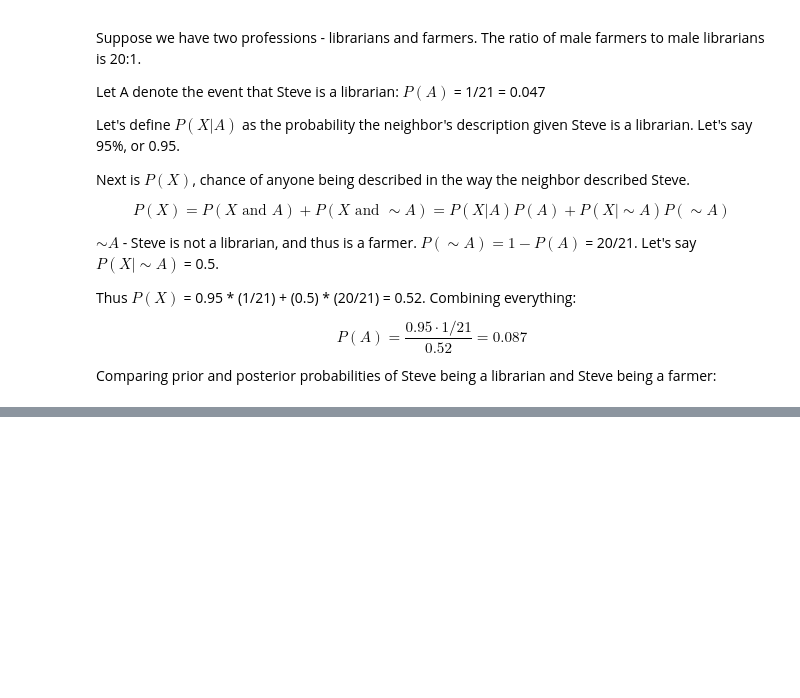
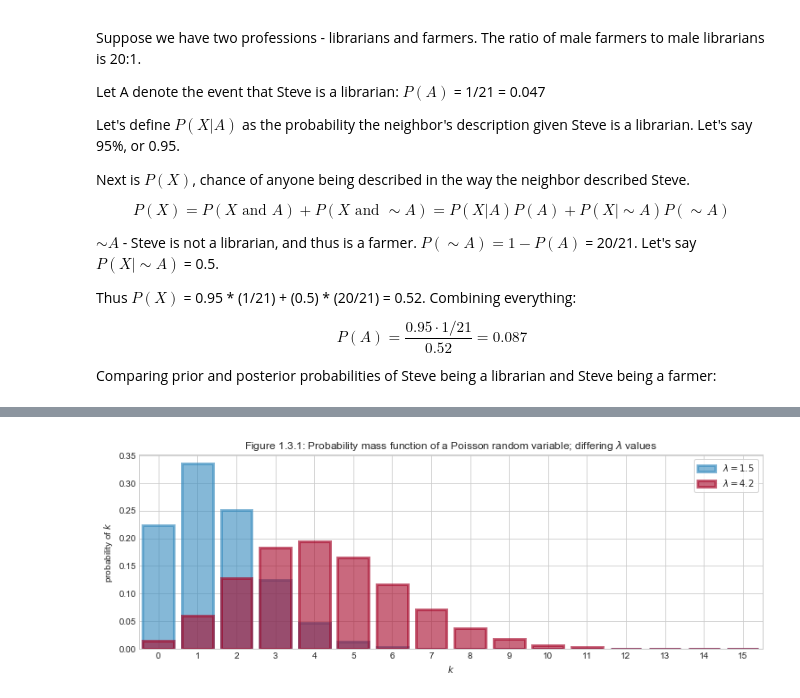
Before and after one commit to ditdili/An_Intro_To_Statistical_Learning, a Jupyter notebook: notebooks/BayesianMethodsforHackers/notebooks/Chapter-1-The_Philosophy_of_Bayesian_Inference-Notes.ipynb, the cells around one changed output, grey strips where cells are left out. Saved outputs shown, nothing was run; the diff lists cells and outputs as text; code cells hidden in the pictures; blank space fills up the shorter version.

```diff
--- a/notebooks/BayesianMethodsforHackers/notebooks/Chapter-1-The_Philosophy_of_Bayesian_Inference-Notes.ipynb
+++ b/notebooks/BayesianMethodsforHackers/notebooks/Chapter-1-The_Philosophy_of_Bayesian_Inference-Notes.ipynb
@@ -143,0 +162,24 @@ After we observed X, the probability of Steve being a librarian increased. This
+# %%
+figsize(12.5, 4)
+
+a = np.arange(16)
+poi = stats.poisson
+lambda_ = [1.5, 4.25]
+colors = ['#348ABD', '#A60628']
+
+plt.bar(a, poi.pmf(a, lambda_[0]), color=colors[0],
+        label='$\lambda = {0:.1f}$'.format(lambda_[0]), alpha=0.60,
+        edgecolor=colors[0], lw='3')
+
+plt.bar(a, poi.pmf(a, lambda_[1]), color=colors[1],
+        label='$\lambda = {0:.1f}$'.format(lambda_[1]), alpha=0.60,
+        edgecolor=colors[1], lw='3')
+
+plt.xticks(a, a)
+plt.xlim(a.min() - 0.5, a.max() + 0.5)
+plt.legend(frameon=True)
+plt.ylabel('probability of $k$')
+plt.xlabel('$k$')
+plt.title('Figure 1.3.1: Probability mass function of a Poisson random variable; differing $\lambda$ values');
+# %% [output]
+[figure, added]
```
Also changed, not shown: parts of 4 cells of this notebook.
